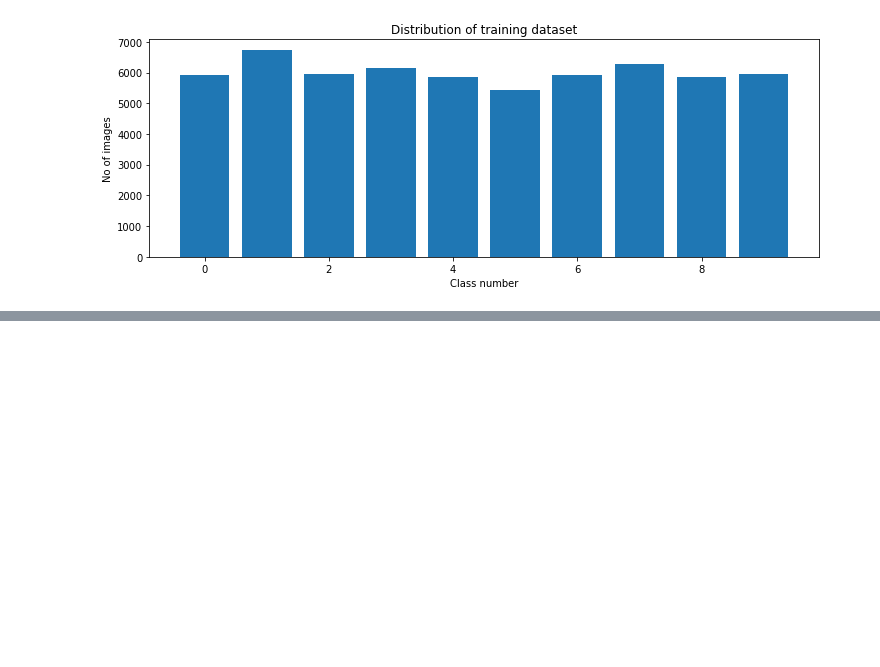
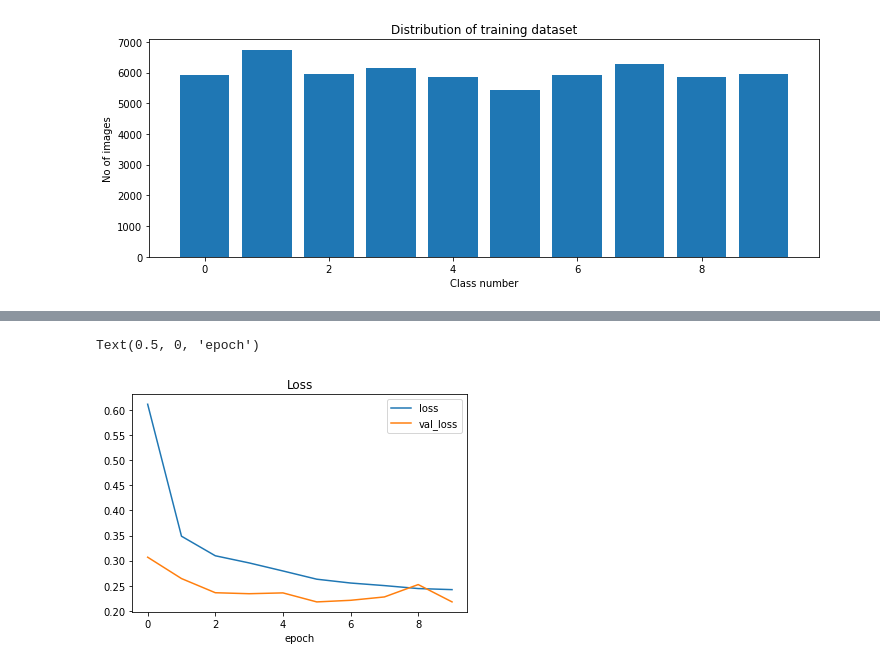
Before and after one commit to sejalagrawal/selfdrivecar_1, a Jupyter notebook: MNIST_imageRecog.ipynb, the cells around one changed output, grey strips where cells are left out. Drawn from its saved outputs; the diff is of its cells as text; code cells hidden in the pictures; blank space fills up the shorter version.

Commit message:
Added model for prediction

```diff
--- a/MNIST_imageRecog.ipynb
+++ b/MNIST_imageRecog.ipynb
@@ -73,0 +74,12 @@ print(X_test.shape)
+# %%
+def create_model():
+    model = Sequential()
+    model.add(Dense(10, input_dim=num_pixels, activation='relu'))
+    model.add(Dense(10, activation='relu'))
+    model.add(Dense(10, activation='relu'))
+    model.add(Dense(num_classes, activation='softmax'))
+    model.compile(Adam(lr=0.01),loss='categorical_crossentropy',metrics=['accuracy'])
+    return model
+# %%
+model = create_model()
+print(model.summary())
@@ -73,0 +104,10 @@ print(X_test.shape)
+# %%
+his = keras.callbacks.History()
+model.fit(X_train, y_train, validation_split = 0.1, epochs = 10, batch_size = 200, verbose = 1, shuffle = 1, callbacks=[his])
+his.history.keys()
+plt.plot(his.history['loss'])
+plt.plot(his.history['val_loss'])
+plt.legend(['loss','val_loss'])
+plt.title('Loss')
+plt.xlabel('epoch')
+# %% [output]
@@ -73,0 +134,2 @@ print(X_test.shape)
+Text(0.5, 0, 'epoch')
+[figure, added]
```
Also changed, not shown: parts of 10 cells of this notebook.
